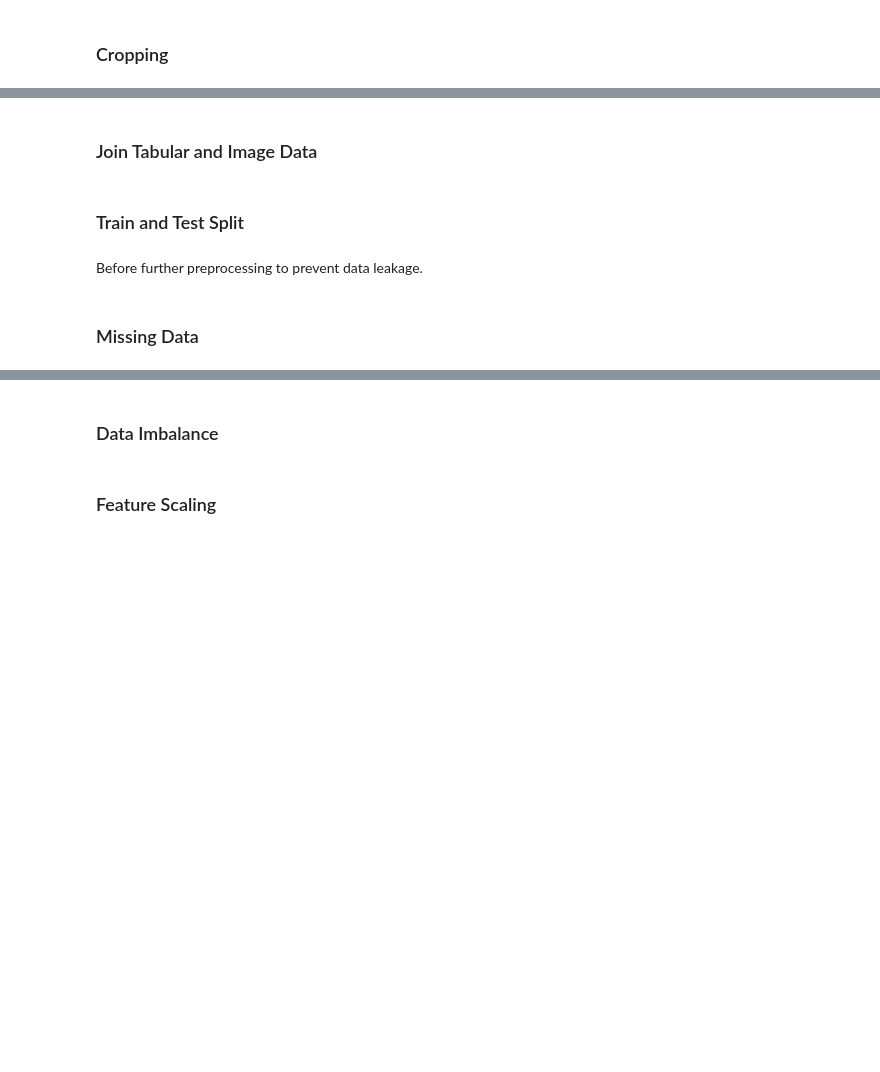
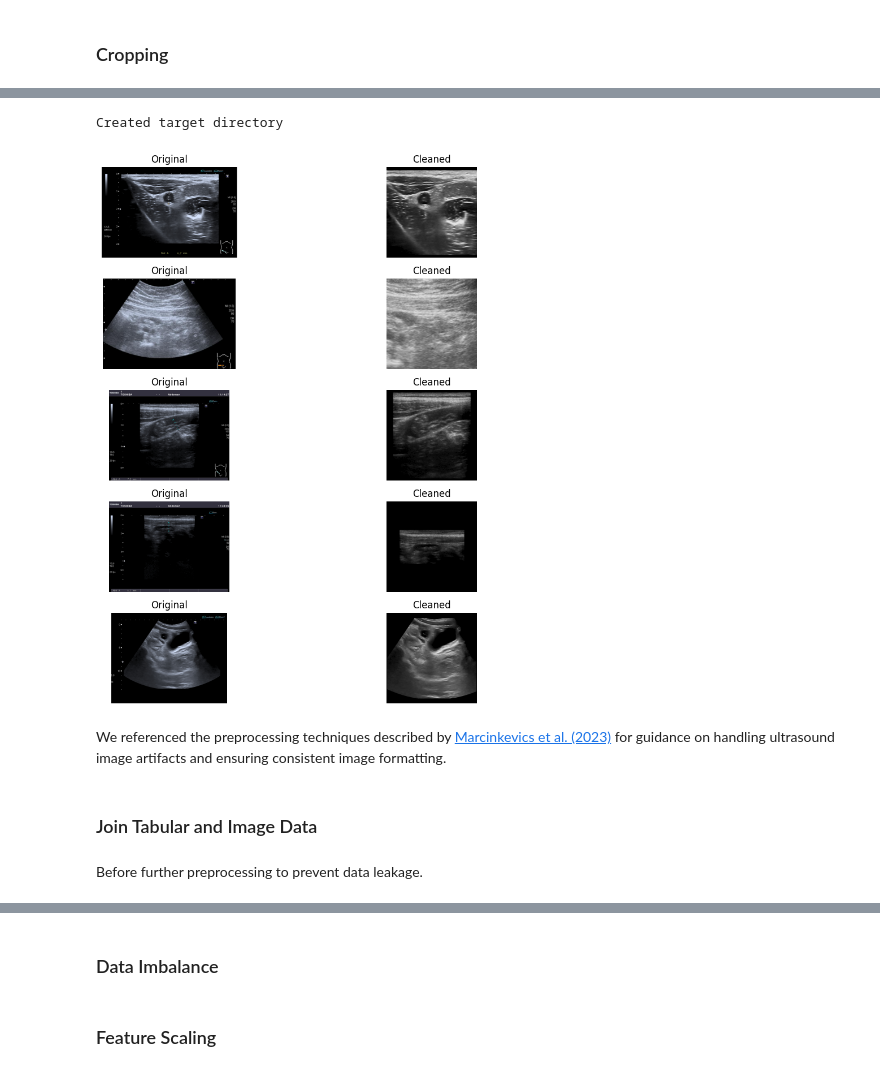
Before and after one commit to AlyssaMiaTaliotis/paediatric-apendicitis, a Jupyter notebook: notebooks/MS2.ipynb, the cells around one changed output, grey strips where cells are left out. Drawn from its saved outputs; the diff is of its cells as text; code cells hidden in the pictures; blank space fills up the shorter version.

```diff
--- a/notebooks/MS2.ipynb
+++ b/notebooks/MS2.ipynb
@@ -182,0 +414,6 @@ RuntimeError: Attempting to deserialize object on a CUDA device but torch.cuda.i
+# %%
+preprocess({'images':os.path.join('../data', 'US_Pictures_Filled'),
+           'target': os.path.join('../data', 'US_Pictures_Clean'),
+            'padding': 'constant'})
+# %% [output]
+Created target directory
@@ -183,8 +422,50 @@ RuntimeError: Attempting to deserialize object on a CUDA device but torch.cuda.i
+# %%
+random.seed(89161)
+
+original_dir = os.path.join('../data', 'US_Pictures')
+cleaned_dir = os.path.join('../data', 'US_Pictures_Clean')
+
+def normalize(name):
+    return name.replace('_', ' ').lower()
+
+cleaned_filenames = os.listdir(cleaned_dir)
+cleaned_map = {normalize(f): f for f in cleaned_filenames}
+
+# Find matching originals
+matches = []
+for f in os.listdir(original_dir):
+    norm_name = normalize(f)
+    if norm_name in cleaned_map:
+        matches.append((f, cleaned_map[norm_name]))
+
+# Plot 5 samples of original and cleaned next to each other
+sample_matches = random.sample(matches, min(5, len(matches)))
+
+plt.figure(figsize=(12, 10))
+for i, (orig_name, clean_name) in enumerate(sample_matches):
+    orig_path = os.path.join(original_dir, orig_name)
+    clean_path = os.path.join(cleaned_dir, clean_name)
+
+    # Read in color and convert BGR → RGB
+    orig_img = cv2.cvtColor(cv2.imread(orig_path), cv2.COLOR_BGR2RGB)
+    clean_img = cv2.cvtColor(cv2.imread(clean_path), cv2.COLOR_BGR2RGB)
+
+    plt.subplot(5, 2, i*2 + 1)
+    plt.imshow(orig_img)
+    plt.title(f'Original')
+    plt.axis('off')
+
+    plt.subplot(5, 2, i*2 + 2)
+    plt.imshow(clean_img)
+    plt.title('Cleaned')
+    plt.axis('off')
+
+plt.tight_layout()
+# %% [output]
+[figure, added]
+# %% [markdown]
+We referenced the preprocessing techniques described by [Marcinkevics et al. (2023)](https://arxiv.org/pdf/2302.14460v2) for guidance on handling ultrasound image artifacts and ensuring consistent image formatting.
 # %% [markdown]
 ### Join Tabular and Image Data
-# %% [markdown]
-### Train and Test Split
 # %% [markdown]
 Before further preprocessing to prevent data leakage.
-# %% [markdown]
-### Missing Data
```
Also changed, not shown: parts of 31 cells of this notebook, 4 other files.
